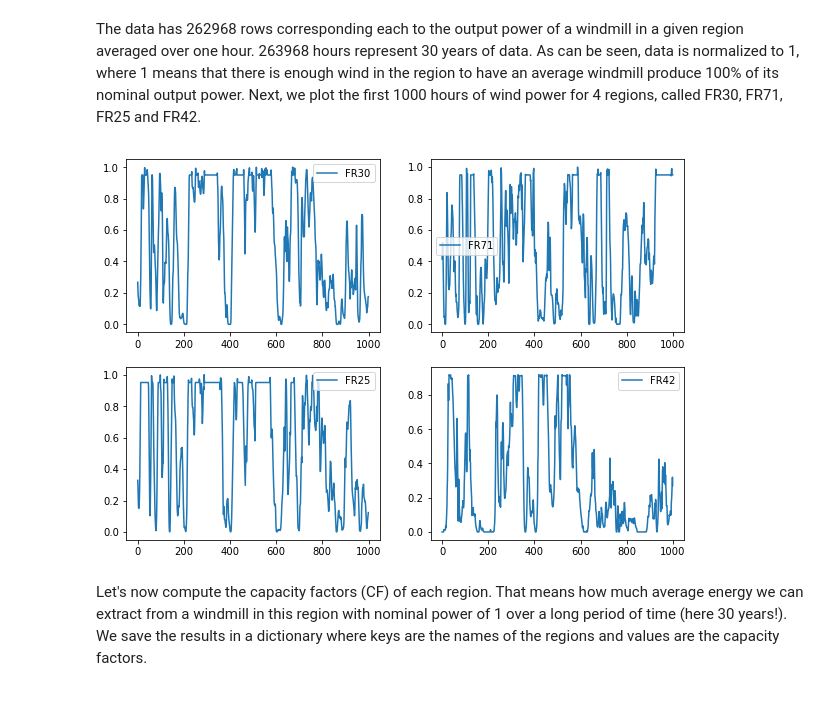
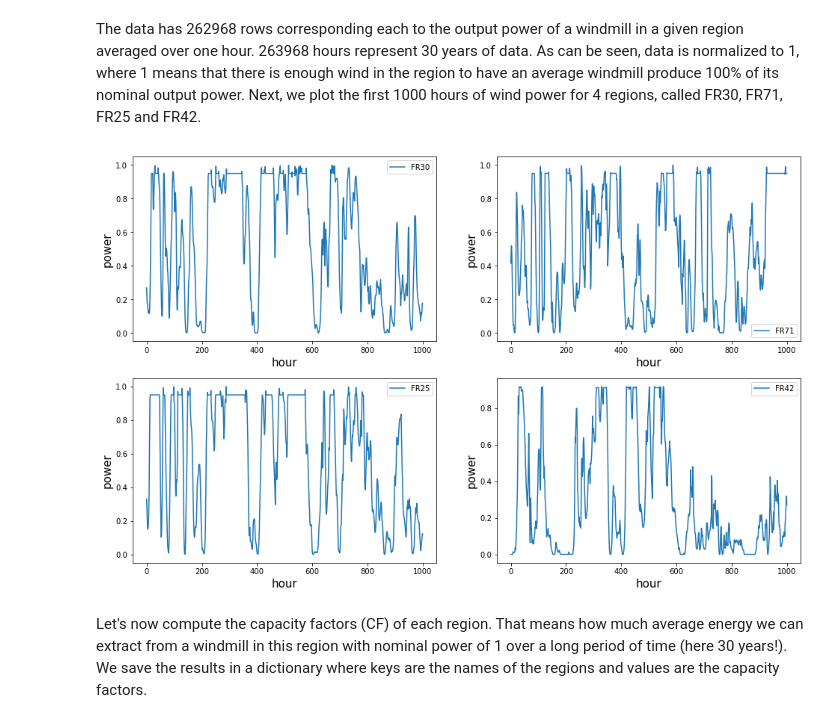
Before and after one commit to francoiscallewaert/Data-Incubator-project, a Jupyter notebook: Wind data analysis.ipynb, the cells around one changed output. Saved outputs shown, nothing was run; the diff lists cells and outputs as text; code cells hidden in the pictures.

```diff
--- a/Wind data analysis.ipynb
+++ b/Wind data analysis.ipynb
@@ -25,14 +25,16 @@ The data has 262968 rows corresponding each to the output power of a windmill in
 As can be seen, data is normalized to 1, where 1 means that there is enough wind in the region to have an average windmill produce 100% of its nominal output power.
 Next, we plot the first 1000 hours of wind power for 4 regions, called FR30, FR71, FR25 and FR42.
 # %%
-fig = plt.figure(figsize = (10, 7))
+fig = plt.figure(figsize = (16, 10))
 for i in range(4):
     P = fig.add_subplot(2, 2, i+1)
     P.plot(range(1000), df.iloc[0:1000, i], label = df.columns[i])
     P.legend()
+    P.set_xlabel("hour", fontsize = 15)
+    P.set_ylabel("power", fontsize = 15)
 plt.show()
 # %% [output]
-[figure, old version]
+[figure, new version]
 # %% [markdown]
 Let's now compute the capacity factors (CF) of each region. That means how much average energy we can extract from a windmill in this region with nominal power of 1 over a long period of time (here 30 years!).
 We save the results in a dictionary where keys are the names of the regions and values are the capacity factors.
```
Also changed, not shown: parts of 9 cells of this notebook.
